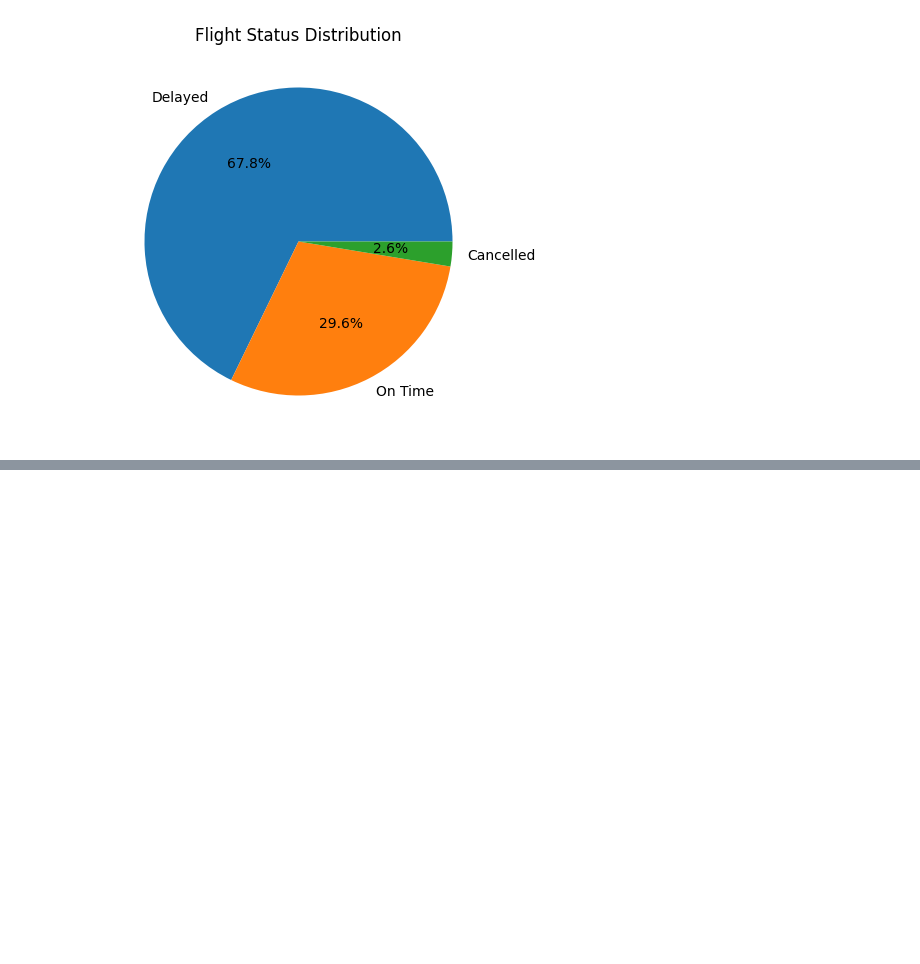
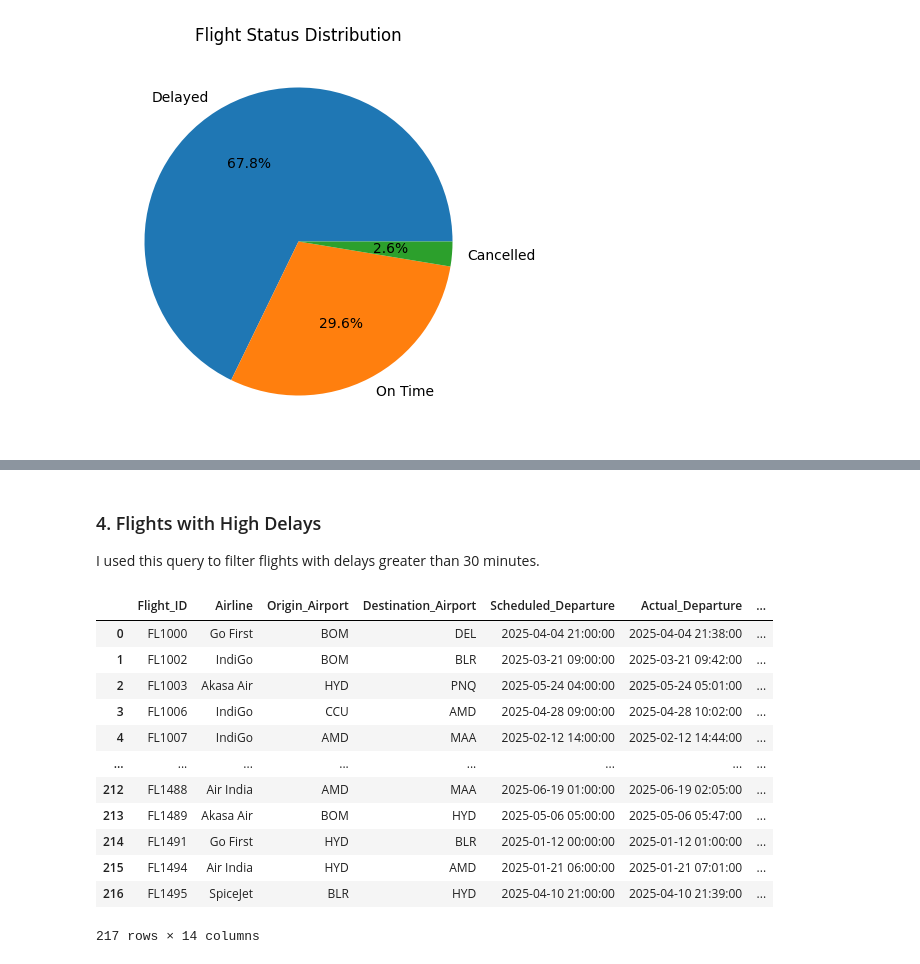
Before and after one commit to aadvikk/flight-delays-analysis, a Jupyter notebook: flight_operations_delay_analysis.ipynb, the cells around one changed output, grey strips where cells are left out. Cells and saved outputs as stored; diff of their text form; code cells hidden in the pictures; blank space fills up the shorter version.

```diff
--- a/flight_operations_delay_analysis.ipynb
+++ b/flight_operations_delay_analysis.ipynb
@@ -316,0 +321,15 @@ plt.show()
+# %%
+import sqlite3
+
+# Create database in memory
+conn = sqlite3.connect(':memory:')
+
+# Convert dataframe to SQL table
+flights.to_sql(
+    'flights',
+    conn,
+    index=False,
+    if_exists='replace'
+)
+
+print("SQL table created successfully")
@@ -316,0 +401,26 @@ plt.show()
+# %% [markdown]
+### 4. Flights with High Delays
+
+I used this query to filter flights with delays greater than 30 minutes.
+# %%
+query = """
+SELECT *
+FROM flights
+WHERE Delay_Minutes > 30;
+"""
+
+pd.read_sql(query, conn)
+# %% [output]
+|  | Flight_ID | Airline | Origin_Airport | Destination_Airport | Scheduled_Departure | Actual_Departure | ... |
+| 0 | FL1000 | Go First | BOM | DEL | 2025-04-04 21:00:00 | 2025-04-04 21:38:00 | ... |
+| 1 | FL1002 | IndiGo | BOM | BLR | 2025-03-21 09:00:00 | 2025-03-21 09:42:00 | ... |
+| 2 | FL1003 | Akasa Air | HYD | PNQ | 2025-05-24 04:00:00 | 2025-05-24 05:01:00 | ... |
+| 3 | FL1006 | IndiGo | CCU | AMD | 2025-04-28 09:00:00 | 2025-04-28 10:02:00 | ... |
+| 4 | FL1007 | IndiGo | AMD | MAA | 2025-02-12 14:00:00 | 2025-02-12 14:44:00 | ... |
+| ... | ... | ... | ... | ... | ... | ... | ... |
+| 212 | FL1488 | Air India | AMD | MAA | 2025-06-19 01:00:00 | 2025-06-19 02:05:00 | ... |
+| 213 | FL1489 | Akasa Air | BOM | HYD | 2025-05-06 05:00:00 | 2025-05-06 05:47:00 | ... |
+| 214 | FL1491 | Go First | HYD | BLR | 2025-01-12 00:00:00 | 2025-01-12 01:00:00 | ... |
+| 215 | FL1494 | Air India | HYD | AMD | 2025-01-21 06:00:00 | 2025-01-21 07:01:00 | ... |
+| 216 | FL1495 | SpiceJet | BLR | HYD | 2025-04-10 21:00:00 | 2025-04-10 21:39:00 | ... |
+217 rows × 14 columns
```
Also changed, not shown: parts of 14 cells of this notebook.
